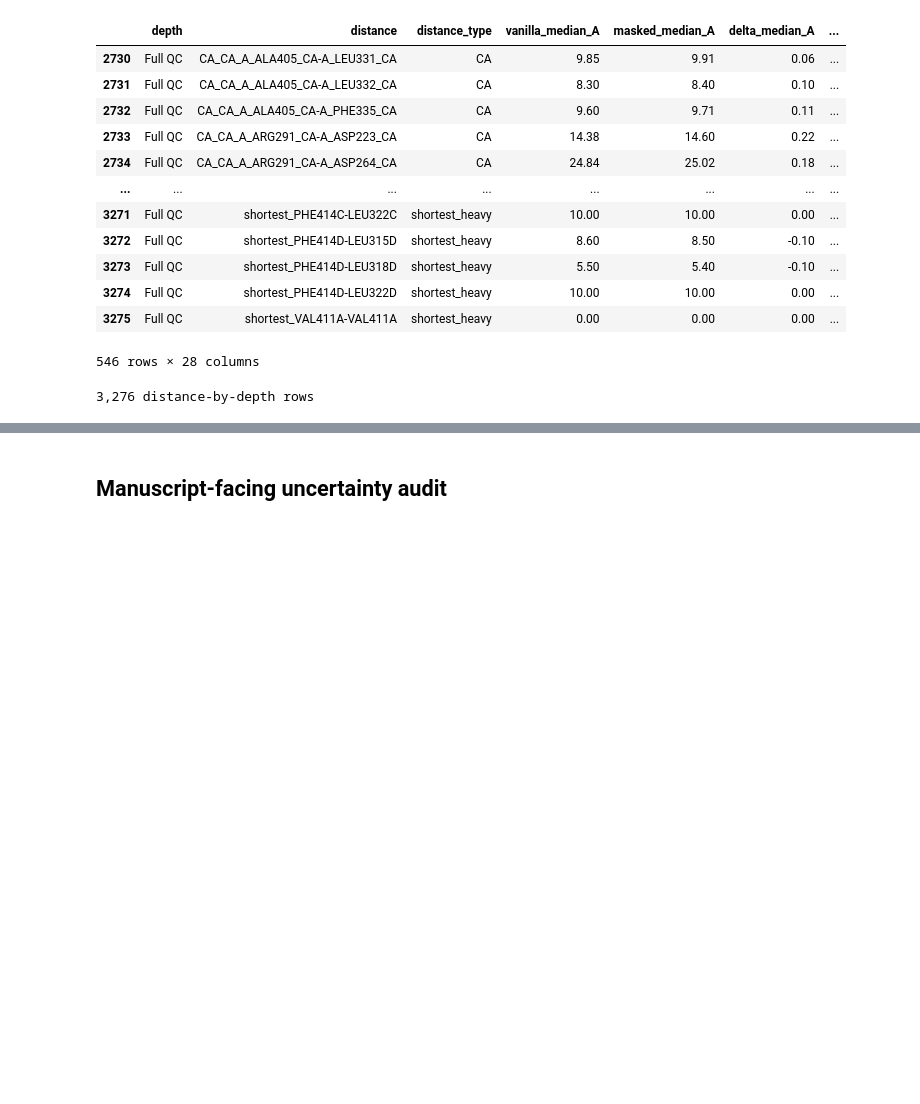
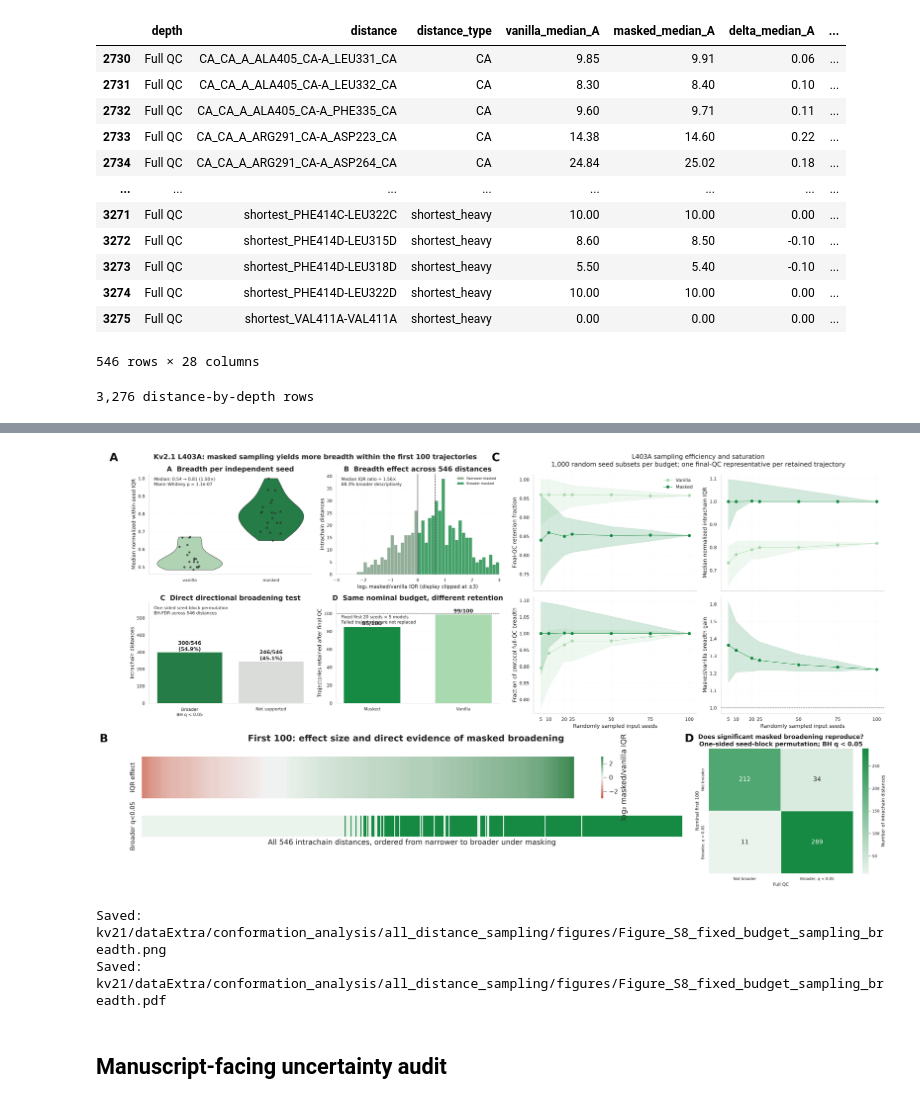
Before and after one commit to adrishg/vgci_mutants, a Jupyter notebook: kv21/Kv21_L403A_all_distance_sampling_analysis.ipynb, the cells around one changed output, grey strips where cells are left out. Cells and saved outputs as stored; diff of their text form; code cells hidden in the pictures; blank space fills up the shorter version.

Commit message:
more analysis all in notebooks preparing for sfigures

```diff
--- a/kv21/Kv21_L403A_all_distance_sampling_analysis.ipynb
+++ b/kv21/Kv21_L403A_all_distance_sampling_analysis.ipynb
@@ -148,3 +157,57 @@ print(f'{len(stats):,} distance-by-depth rows')
+# %%
+from PIL import Image as PILImage, ImageChops
+import matplotlib.pyplot as plt
+
+panel_paths = {
+    'A': FIG/'first100_masked_sampling_breadth_main_summary.png',
+    'B': FIG/'first100_all_distance_breadth_evidence_map.png',
+    'C': FIG/'random_seed_sampling_efficiency_saturation.png',
+    'D': FIG/'first100_vs_full_broadening_concordance_heatmap.png',
+}
+
+def trim_white_margin(path, tolerance=8):
+    image = PILImage.open(path).convert('RGB')
+    background = PILImage.new('RGB', image.size, (255, 255, 255))
+    difference = ImageChops.difference(image, background).convert('L')
+    difference = difference.point(lambda value: 255 if value > tolerance else 0)
+    bounds = difference.getbbox()
+    return image.crop(bounds) if bounds else image
+
+panels = {label: trim_white_margin(path) for label, path in panel_paths.items()}
+
+fig = plt.figure(figsize=(22, 12.5), facecolor='white')
+outer = fig.add_gridspec(2, 1, height_ratios=[1.80, 1.00], hspace=.025)
+top = outer[0].subgridspec(1, 2, width_ratios=[1, 1], wspace=.025)
+bottom = outer[1].subgridspec(1, 2, width_ratios=[3.35, 1.15], wspace=.035)
+axes = {
+    'A': fig.add_subplot(top[0, 0]),
+    'C': fig.add_subplot(top[0, 1]),
+    'B': fig.add_subplot(bottom[0, 0]),
+    'D': fig.add_subplot(bottom[0, 1]),
+}
+
+for label, axis in axes.items():
+    axis.imshow(panels[label], interpolation='lanczos')
+    axis.set_anchor('N')
+    axis.axis('off')
+    axis.text(-.055, 1.005, label, transform=axis.transAxes, ha='left', va='top',
+              fontsize=23, fontweight='bold', color='#111111',
+              bbox={'facecolor':'white','edgecolor':'none','pad':1.5})
+
+fig.subplots_adjust(left=.025, right=.995, bottom=.015, top=.995)
+composite_png = FIG/'Figure_S8_fixed_budget_sampling_breadth.png'
+composite_pdf = FIG/'Figure_S8_fixed_budget_sampling_breadth.pdf'
+fig.savefig(composite_png, dpi=300, bbox_inches='tight', facecolor='white')
+fig.savefig(composite_pdf, bbox_inches='tight', facecolor='white')
+display(fig)
+plt.close(fig)
+
+print('Saved:', composite_png.relative_to(repo_root))
+print('Saved:', composite_pdf.relative_to(repo_root))
+# %% [output]
+[figure, added]
+Saved: kv21/dataExtra/conformation_analysis/all_distance_sampling/figures/Figure_S8_fixed_budget_sampling_breadth.png
+Saved: kv21/dataExtra/conformation_analysis/all_distance_sampling/figures/Figure_S8_fixed_budget_sampling_breadth.pdf
 # %% [markdown]
 ## Manuscript-facing uncertainty audit
 # %%
```
Also changed, not shown: parts of 2 cells of this notebook, 27 other files.
